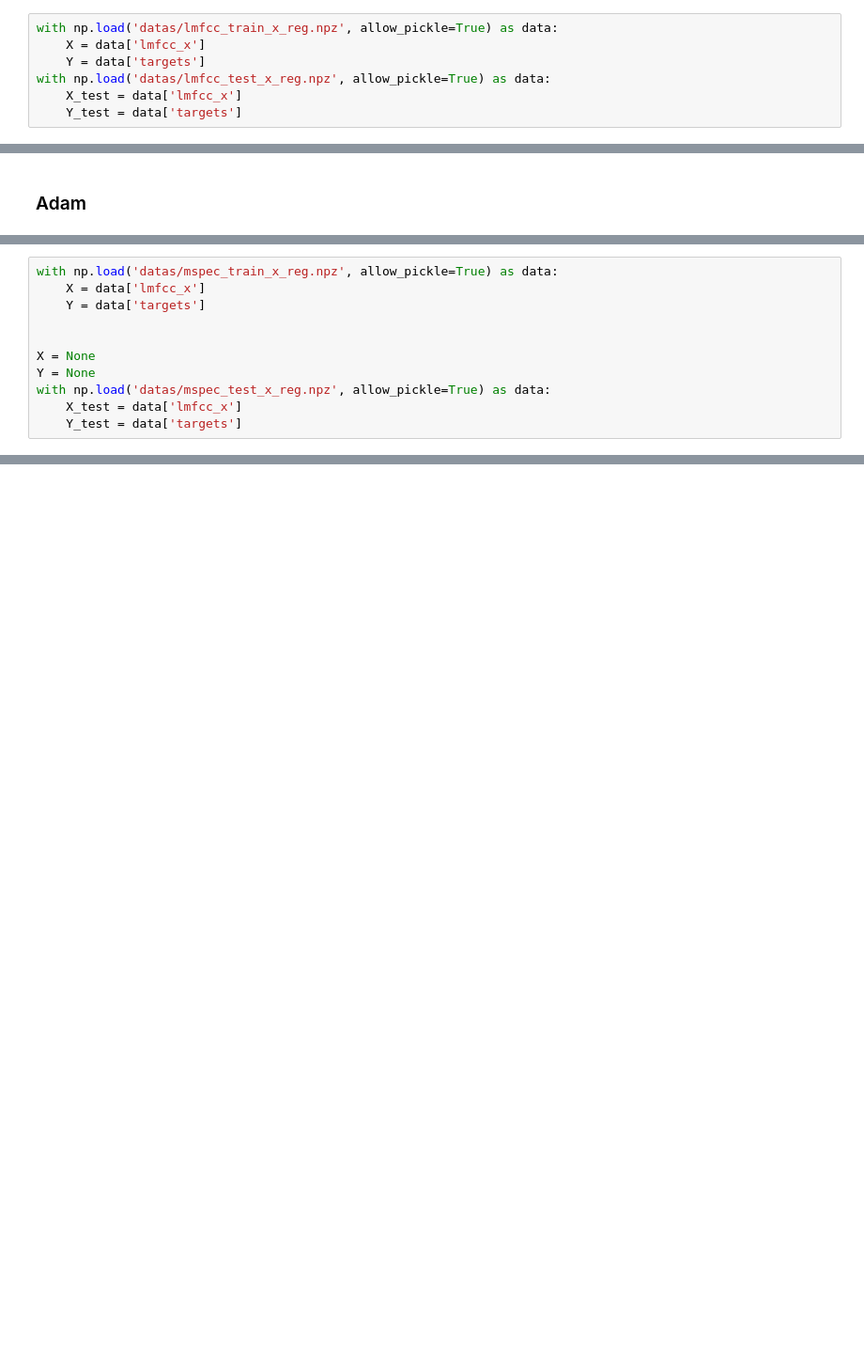
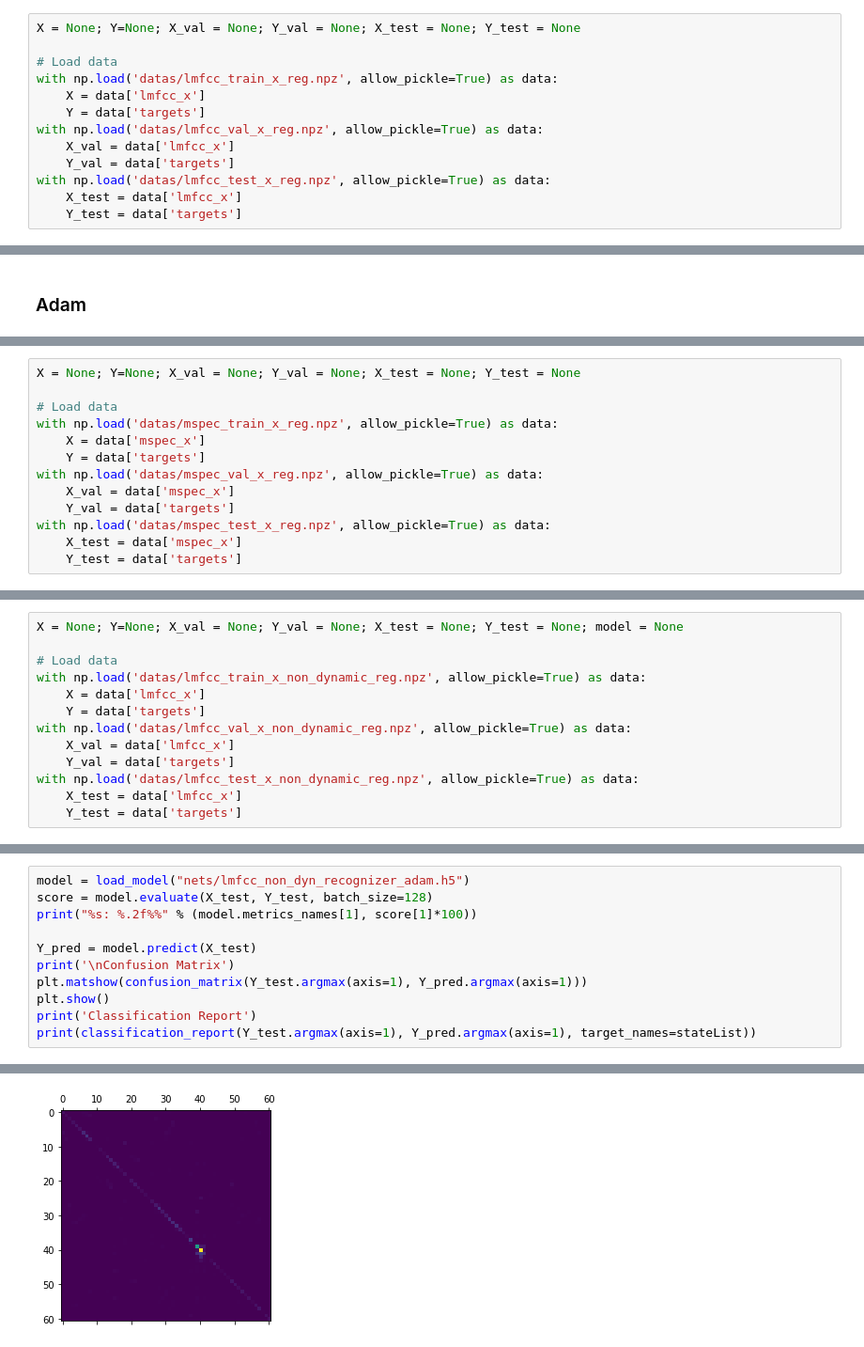
Before and after one commit to jotix16/Speech-and-Speaker-Recognition, a Jupyter notebook: Lab3/Lab3.ipynb, the cells around one changed output, grey strips where cells are left out. Shown at 94% size. Drawn from its saved outputs; the diff is of its cells as text; blank space fills up the shorter version.

Commit message:
Trained NNs for Lab3. Reporting still left

```diff
--- a/Lab3/Lab3.ipynb
+++ b/Lab3/Lab3.ipynb
@@ -212,9 +203,15 @@ nstates, stateList, phones = pickle.load( open('saved_files/phoneHMM_states.pkl'
 # %% [markdown]
 ## 1) Dynamic Lmfcc as features
 # %%
+X = None; Y=None; X_val = None; Y_val = None; X_test = None; Y_test = None
+
+# Load data
 with np.load('datas/lmfcc_train_x_reg.npz', allow_pickle=True) as data:
     X = data['lmfcc_x']
     Y = data['targets']
+with np.load('datas/lmfcc_val_x_reg.npz', allow_pickle=True) as data:
+    X_val = data['lmfcc_x']
+    Y_val = data['targets']
 with np.load('datas/lmfcc_test_x_reg.npz', allow_pickle=True) as data:
     X_test = data['lmfcc_x']
     Y_test = data['targets']
@@ -317,13 +325,15 @@ Confusion Matrix
 # %%
+X = None; Y=None; X_val = None; Y_val = None; X_test = None; Y_test = None
+
+# Load data
 with np.load('datas/mspec_train_x_reg.npz', allow_pickle=True) as data:
-    X = data['lmfcc_x']
+    X = data['mspec_x']
     Y = data['targets']
-
-
-X = None
-Y = None
+with np.load('datas/mspec_val_x_reg.npz', allow_pickle=True) as data:
+    X_val = data['mspec_x']
+    Y_val = data['targets']
 with np.load('datas/mspec_test_x_reg.npz', allow_pickle=True) as data:
-    X_test = data['lmfcc_x']
+    X_test = data['mspec_x']
     Y_test = data['targets']
 # %%
 model = Sequential()
@@ -388,0 +402,13 @@ weighted avg       0.74      0.74      0.74   1526682
+# %%
+X = None; Y=None; X_val = None; Y_val = None; X_test = None; Y_test = None; model = None
+
+# Load data
+with np.load('datas/lmfcc_train_x_non_dynamic_reg.npz', allow_pickle=True) as data:
+    X = data['lmfcc_x']
+    Y = data['targets']
+with np.load('datas/lmfcc_val_x_non_dynamic_reg.npz', allow_pickle=True) as data:
+    X_val = data['lmfcc_x']
+    Y_val = data['targets']
+with np.load('datas/lmfcc_test_x_non_dynamic_reg.npz', allow_pickle=True) as data:
+    X_test = data['lmfcc_x']
+    Y_test = data['targets']
@@ -388,0 +442,12 @@ weighted avg       0.74      0.74      0.74   1526682
+# %%
+model = load_model("nets/lmfcc_non_dyn_recognizer_adam.h5")
+score = model.evaluate(X_test, Y_test, batch_size=128)
+print("%s: %.2f%%" % (model.metrics_names[1], score[1]*100))
+
+Y_pred = model.predict(X_test)
+print('\nConfusion Matrix')
+plt.matshow(confusion_matrix(Y_test.argmax(axis=1), Y_pred.argmax(axis=1)))
+plt.show()
+print('Classification Report')
+print(classification_report(Y_test.argmax(axis=1), Y_pred.argmax(axis=1), target_names=stateList))
+# %% [output]
@@ -388,0 +458 @@ weighted avg       0.74      0.74      0.74   1526682
+[figure, added]
```
Also changed, not shown: parts of 16 cells of this notebook, 4 other files.
